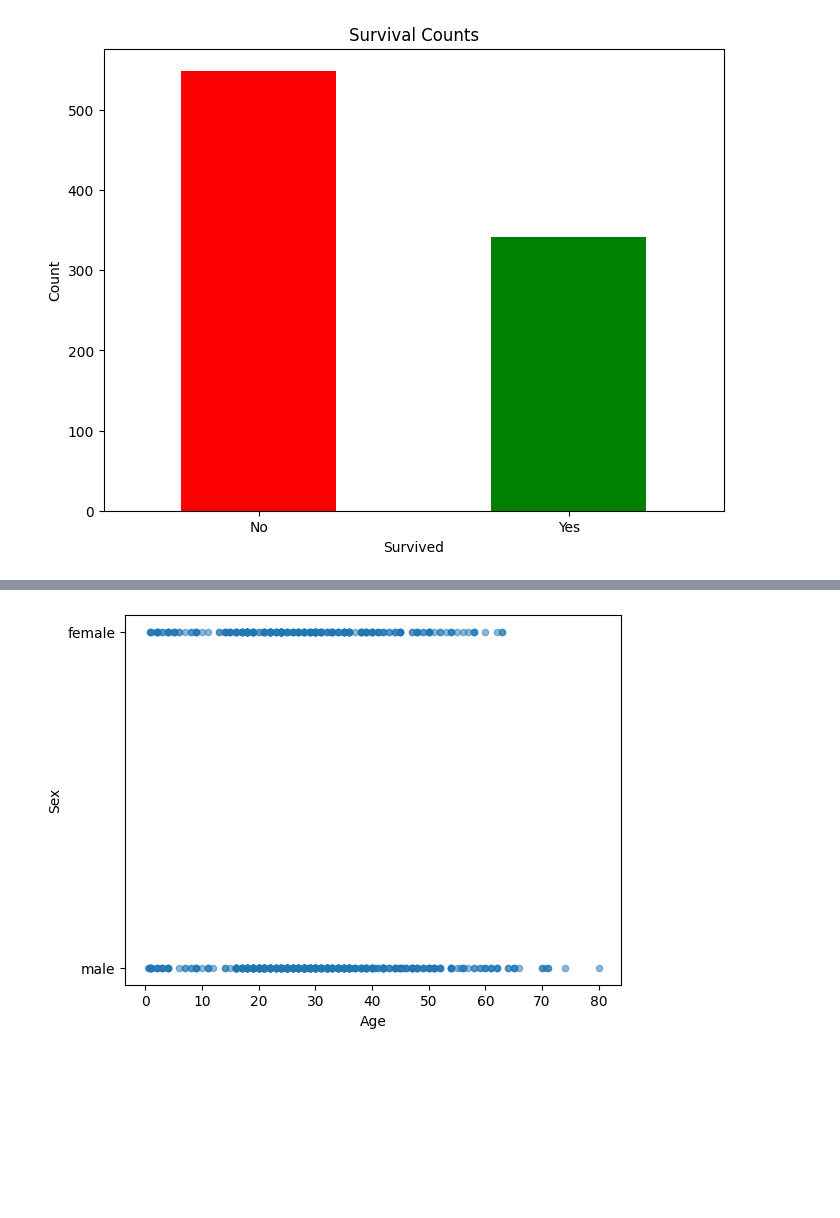
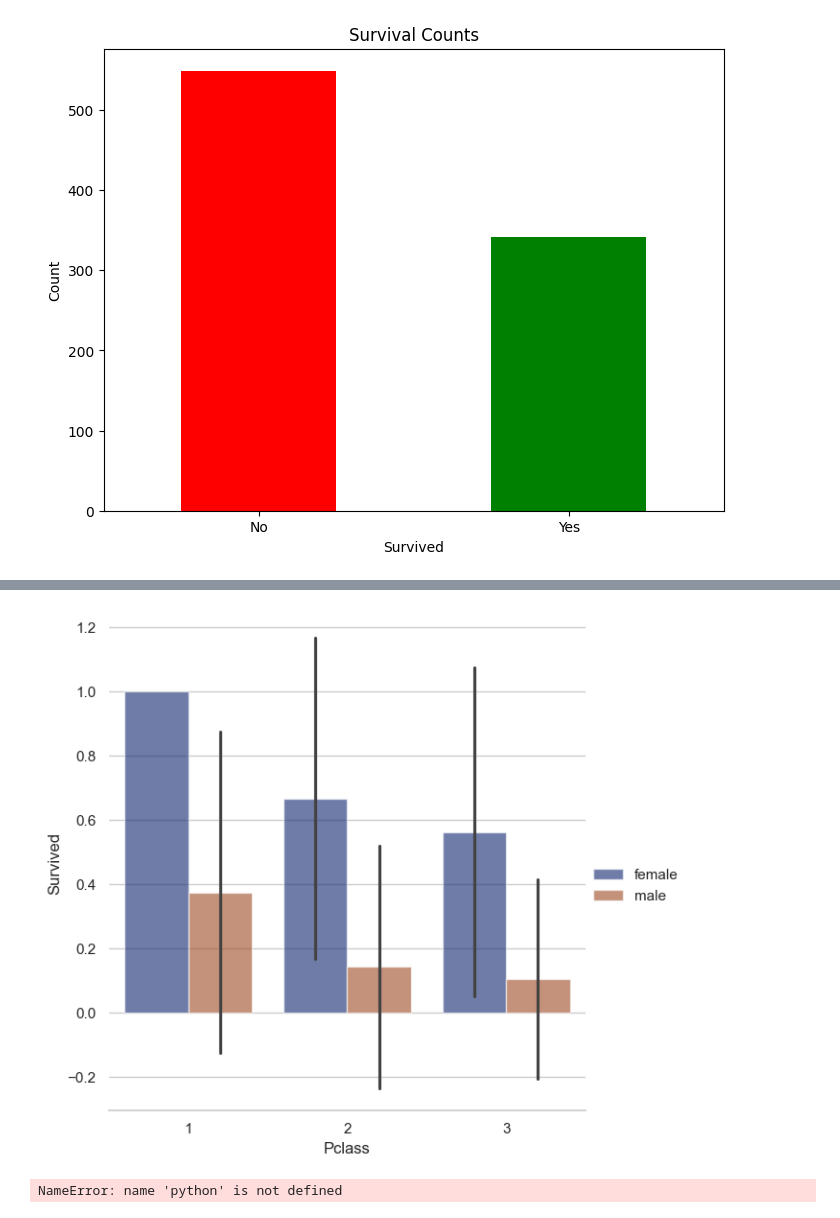
Before and after one commit to sultanaraziamst/pandas, a Jupyter notebook: titanic.ipynb, the cells around one changed output, grey strips where cells are left out. Drawn from its saved outputs; the diff is of its cells as text; code cells hidden in the pictures; blank space fills up the shorter version.

```diff
--- a/titanic.ipynb
+++ b/titanic.ipynb
@@ -384,13 +375,26 @@ plt.show()
-# %%
-
-import pandas as pd
-import matplotlib.pyplot as plt
-import seaborn as sns
-import numpy as np
-
-age_male.plot.scatter(x="Age", y="Sex", alpha=0.5)
-plt.xlabel('Age')
-plt.ylabel('Sex')
-plt.show()
-# %% [output]
-[figure, removed]
+# %%
+### For the barplot:
+
+import seaborn as sns
+import pandas as pd
+import matplotlib.pyplot as plt
+
+# Load data
+df = pd.read_csv("titanic.csv")
+
+# Sample 100 rows
+sampled_df = df.sample(n=100, random_state=42)
+
+# Draw a nested barplot by PClass and Survived
+g = sns.catplot(
+    data=sampled_df, kind="bar",
+    x="Pclass", y="Survived", hue="Sex",
+    errorbar="sd", palette="dark", alpha=.6, height=6
+)
+g.despine(left=True)
+g.set_axis_labels("Pclass", "Survived")
+g.legend.set_title("")
+plt.show()
+# %% [output]
+[figure, added]
+NameError: name 'python' is not defined
```
Also changed, not shown: parts of 2 cells of this notebook.
